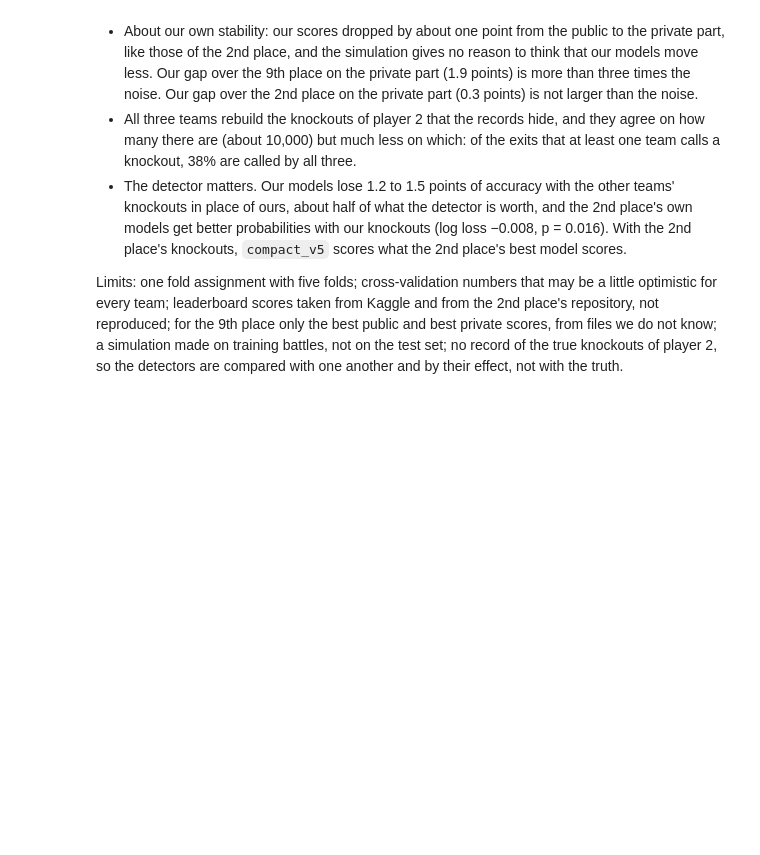
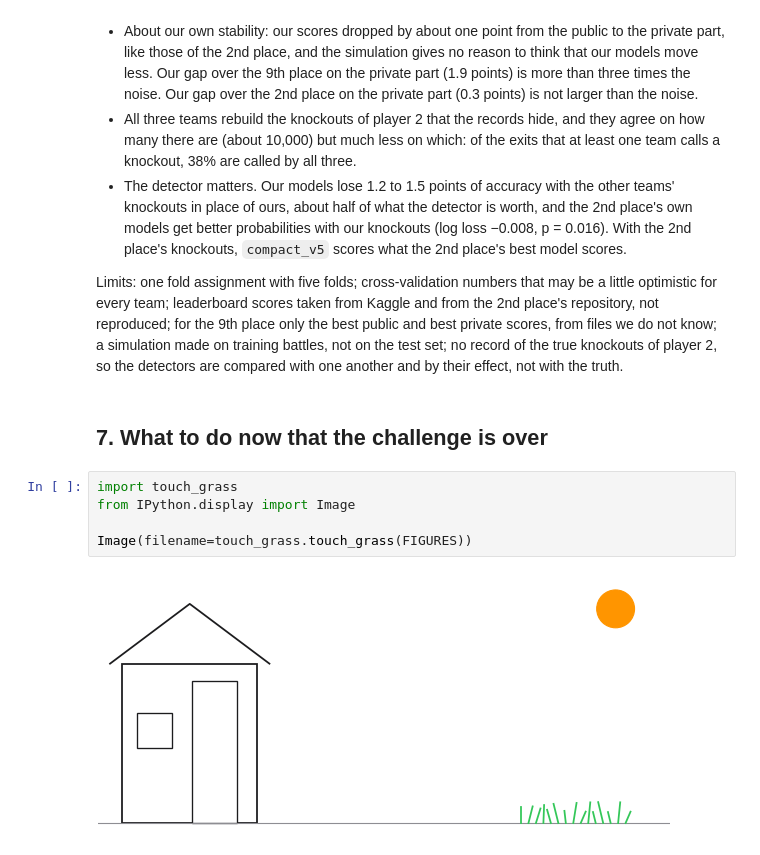
Before and after one commit to CiottoloMaggico/pokechallenge-fall-2026, a Jupyter notebook: docs/evaluation/comparison/comparison.ipynb, the cells around one changed output. Cells and saved outputs as stored; diff of their text form; blank space fills up the shorter version.

```diff
--- a/docs/evaluation/comparison/comparison.ipynb
+++ b/docs/evaluation/comparison/comparison.ipynb
@@ -480,3 +480,12 @@ Together with 5.3, the evidence is that the detector is a real part of the diffe
 - The detector matters. Our models lose 1.2 to 1.5 points of accuracy with the other teams' knockouts in place of ours, about half of what the detector is worth, and the 2nd place's own models get better probabilities with our knockouts (log loss −0.008, p = 0.016). With the 2nd place's knockouts, `compact_v5` scores what the 2nd place's best model scores.
 
 Limits: one fold assignment with five folds; cross-validation numbers that may be a little optimistic for every team; leaderboard scores taken from Kaggle and from the 2nd place's repository, not reproduced; for the 9th place only the best public and best private scores, from files we do not know; a simulation made on training battles, not on the test set; no record of the true knockouts of player 2, so the detectors are compared with one another and by their effect, not with the truth.
+# %% [markdown]
+## 7. What to do now that the challenge is over
+# %%
+import touch_grass
+from IPython.display import Image
+
+Image(filename=touch_grass.touch_grass(FIGURES))
+# %% [output]
+[figure, added]
```
Also changed, not shown: 3 other files.
